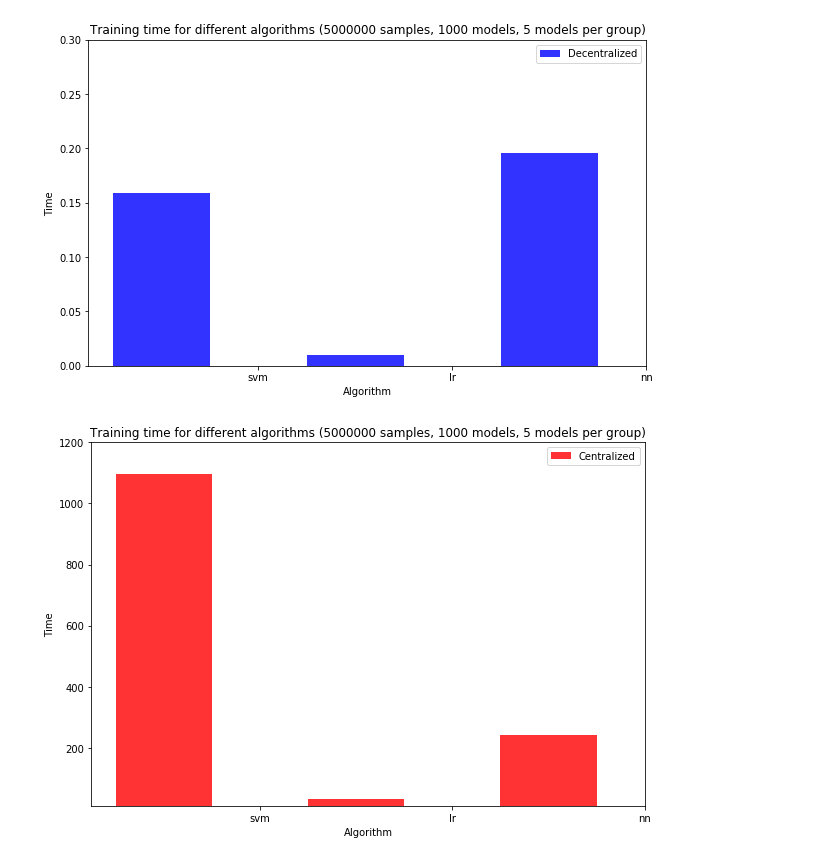
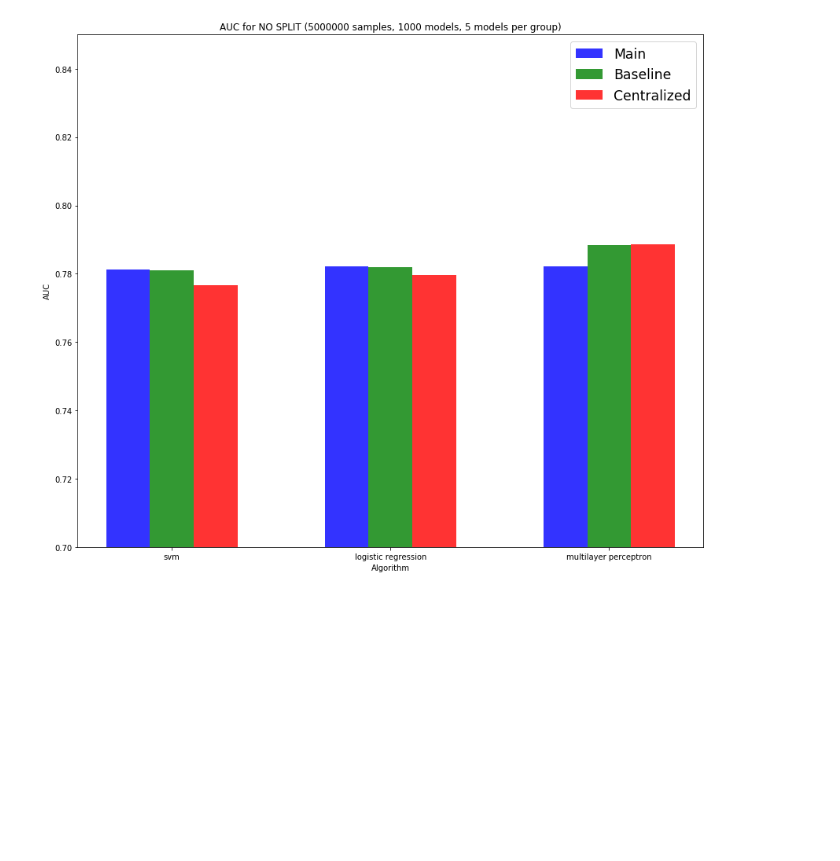
Before and after one commit to alisakhatipova/Parallel-Machine-Learning, a Jupyter notebook: split_exp.ipynb, the cells around one changed output. Saved outputs shown, nothing was run; the diff lists cells and outputs as text; code cells hidden in the pictures; blank space fills up the shorter version.

Commit message:
Make diagrams more beautiful

```diff
--- a/split_exp.ipynb
+++ b/split_exp.ipynb
@@ -84,48 +140,41 @@ plt.show()
 # %%
-algs = ['svm', 'lr', 'nn']
+# no split
+algs = ['svm', 'logistic regression', 'multilayer perceptron']
 # data to plot
 n_groups = 3
-decentr = [0.158813634, 0.01034771203, 0.19576765489]
-centr = [1097.85066, 30.866311073, 240.31716704]
+thund = [alg_svm_aver_no, alg_lr_aver_no, alg_lr_aver_no]
+baseline = [alg_svm_aver_no_baseline, alg_lr_aver_no_baseline, alg_nn_aver_no_baseline]
+centr = [alg_svm_aver_real, alg_lr_aver_real, alg_nn_aver_real]
 
 # create plot
-fig, ax = plt.subplots(figsize=(10, 6))
+fig, ax = plt.subplots(figsize=(12, 10))
 index = np.arange(n_groups)
-bar_width = 0.5
+bar_width = 0.2
 opacity = 0.8
-ax.set_ylim(ymin=0.0)
-ax.set_ylim(ymax=0.3)
-rects1 = plt.bar(index, decentr, bar_width,
+ax.set_ylim(ymin=0.7)
+ax.set_ylim(ymax=0.85)
+rects1 = plt.bar(index, thund, bar_width,
                  alpha=opacity,
                  color='b',
-                 label='Decentralized')
+                 label='Main')
 
-plt.xlabel('Algorithm')
-plt.ylabel('Time')
-plt.title('Training time for different algorithms (5000000 samples, 1000 models, 5 models per group)')
-plt.xticks(index + bar_width, algs)
-plt.legend()
+rects2 = plt.bar(index + bar_width, baseline, bar_width,
+                 alpha=opacity,
+                 color='g',
+                 label='Baseline')
 
-fig, ax = plt.subplots(figsize=(9, 6))
-index = np.arange(n_groups)
-bar_width = 0.5
-opacity = 0.8
-ax.set_ylim(ymin=10)
-ax.set_ylim(ymax=1200)
-rects1 = plt.bar(index, centr, bar_width,
+rects2 = plt.bar(index + 2*bar_width, centr, bar_width,
                  alpha=opacity,
                  color='r',
                  label='Centralized')
 
 plt.xlabel('Algorithm')
-plt.ylabel('Time')
-plt.title('Training time for different algorithms (5000000 samples, 1000 models, 5 models per group)')
+plt.ylabel('AUC')
+plt.title('AUC for NO SPLIT (5000000 samples, 1000 models, 5 models per group)')
 plt.xticks(index + bar_width, algs)
-plt.legend()
-
+plt.legend(fontsize = 'xx-large')
 
 plt.tight_layout()
 plt.show()
 # %% [output]
-[figure, old version]
+[figure, new version]
-[figure, removed]
```
Also changed, not shown: parts of 7 cells of this notebook, 1 other file.
